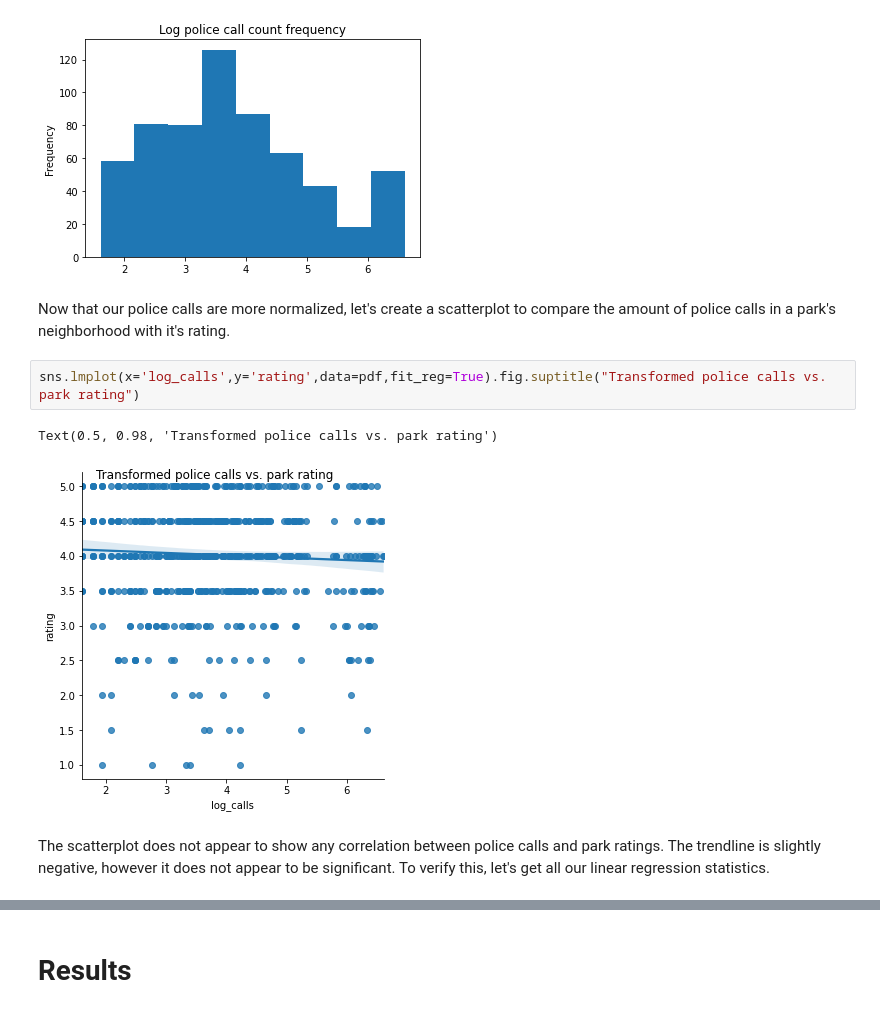
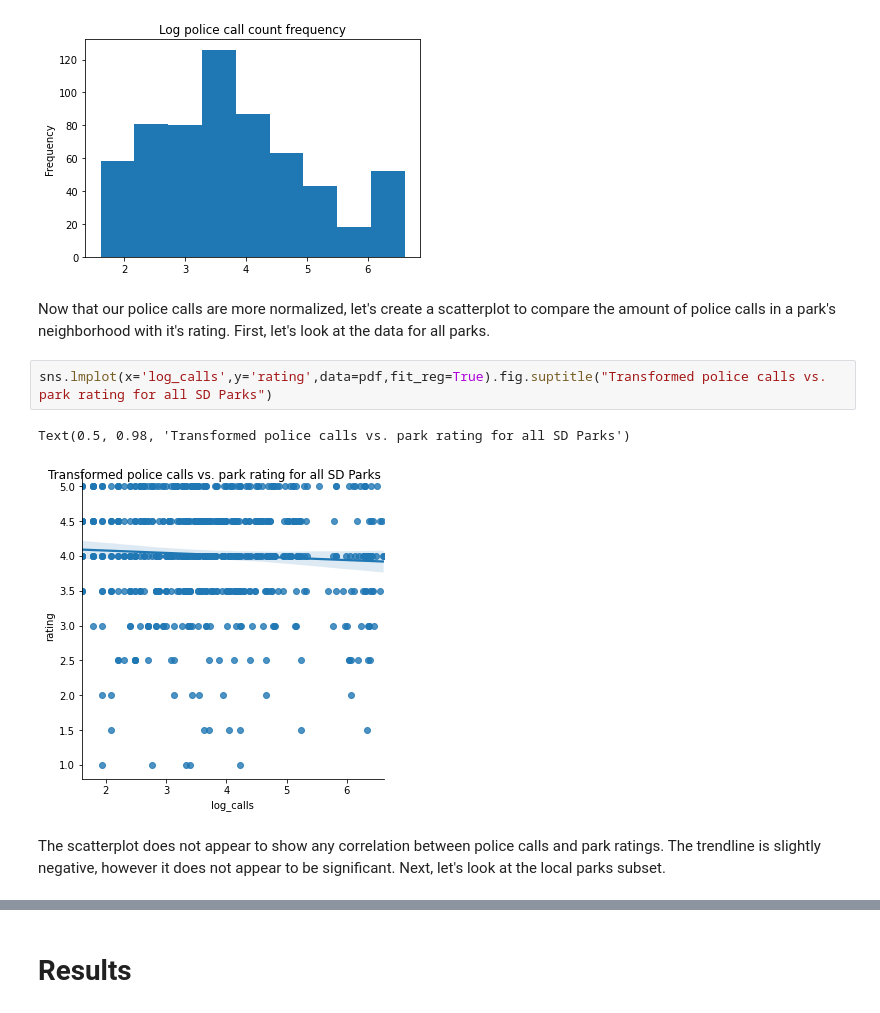
Before and after one commit to hsyzdek/individual_fa20, a Jupyter notebook: final_project/FinalProject_hsyzdek.ipynb, the cells around one changed output, grey strips where cells are left out. Drawn from its saved outputs; the diff is of its cells as text.

```diff
--- a/final_project/FinalProject_hsyzdek.ipynb
+++ b/final_project/FinalProject_hsyzdek.ipynb
@@ -295,11 +328,11 @@ pdf['log_calls'].plot.hist(bins = 9, title="Log police call count frequency")
 <matplotlib.axes._subplots.AxesSubplot at 0x...>
 [figure]
 # %% [markdown]
-Now that our police calls are more normalized, let's create a scatterplot to compare the amount of police calls in a park's neighborhood with it's rating.
+Now that our police calls are more normalized, let's create a scatterplot to compare the amount of police calls in a park's neighborhood with it's rating. First, let's look at the data for all parks.
 # %%
-sns.lmplot(x='log_calls',y='rating',data=pdf,fit_reg=True).fig.suptitle("Transformed police calls vs. park rating")
+sns.lmplot(x='log_calls',y='rating',data=pdf,fit_reg=True).fig.suptitle("Transformed police calls vs. park rating for all SD Parks")
 # %% [output]
-Text(0.5, 0.98, 'Transformed police calls vs. park rating')
+Text(0.5, 0.98, 'Transformed police calls vs. park rating for all SD Parks')
-[figure, old version]
+[figure, new version]
 # %% [markdown]
-The scatterplot does not appear to show any correlation between police calls and park ratings. The trendline is slightly negative, however it does not appear to be significant. To verify this, let's get all our linear regression statistics.
+The scatterplot does not appear to show any correlation between police calls and park ratings. The trendline is slightly negative, however it does not appear to be significant. Next, let's look at the local parks subset.
```
Also changed, not shown: parts of 12 cells of this notebook.
